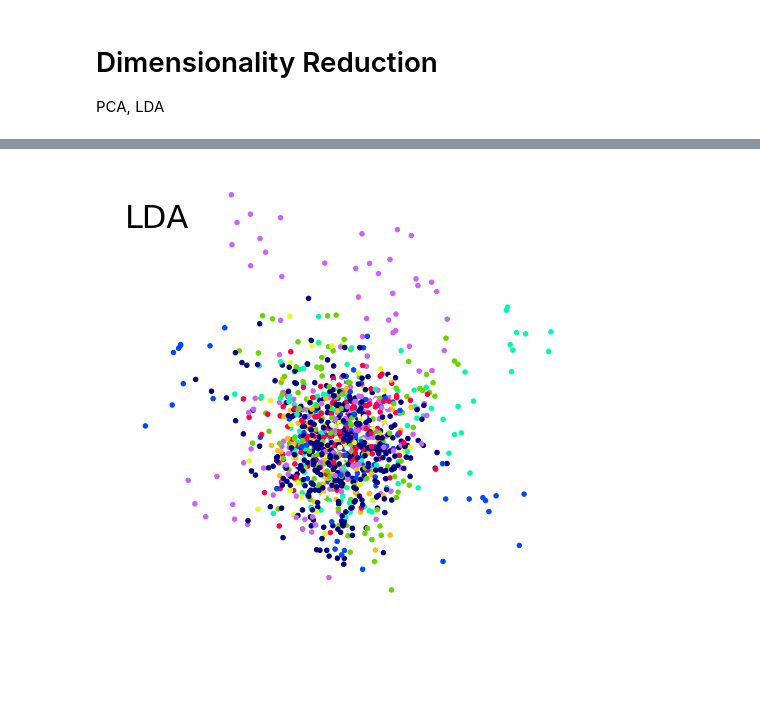
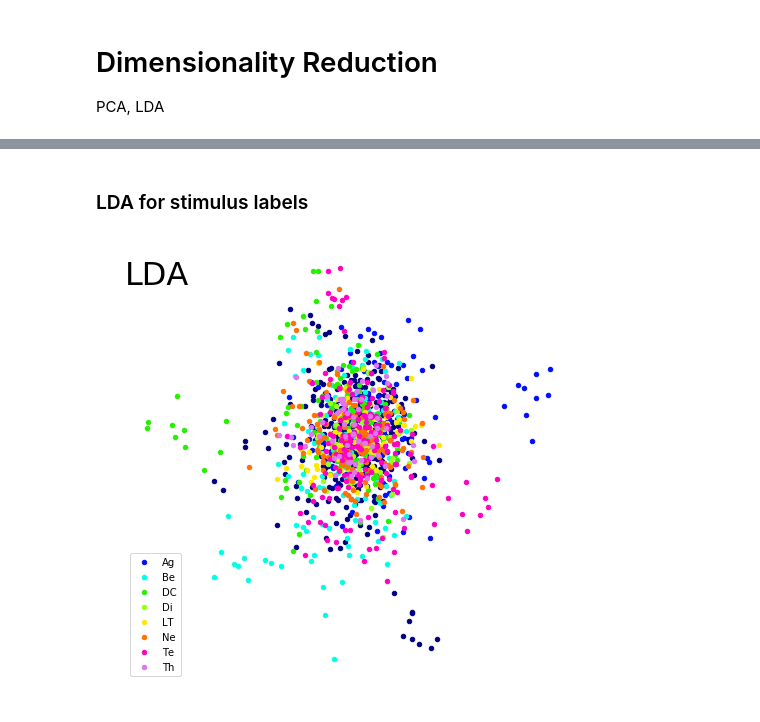
Before and after one commit to kevinyu/furry-guacamole, a Jupyter notebook: notebooks/Dimensionality Reduction.ipynb, the cells around one changed output, grey strips where cells are left out. Drawn from its saved outputs; the diff is of its cells as text; code cells hidden in the pictures; blank space fills up the shorter version.

```diff
--- a/notebooks/Dimensionality Reduction.ipynb
+++ b/notebooks/Dimensionality Reduction.ipynb
@@ -57,3 +79,8 @@ plt.show()
+# %% [markdown]
+### LDA for stimulus labels
+# %%
+lda = LinearDiscriminantAnalysis(n_components=2)
 # %%
-stims = np.unique(table["stim"])
-labels = [stims.searchsorted(x) for x in table["stim"]]
+X_lda = lda.fit_transform(
+    table["psth"].tolist(),
+    [stims.searchsorted(x) for x in table["stim"]])
@@ -62,8 +87,17 @@ X_new = clf.fit_transform(table["psth"].tolist(), labels)
-# %%
-plt.figure(figsize=(8, 8))
-plt.scatter(X_new[:, 2], X_new[:, 3], c=colors, s=20, cmap="gist_ncar")
-plt.text(plt.xlim()[0], plt.ylim()[1] * 0.8, "LDA", fontsize=32)
-plt.axis("off")
-plt.show()
-# %% [output]
-[figure, removed]
+# %%
+plt.figure(figsize=(8, 8))
+
+# Here, I will still color-code by call type, but run
+# LDA on the stimulus (too many stimuli to color nicely)
+for idx, call_type in enumerate(call_types):
+    selector = table["call_type"] == call_type if call_type else table["call_type"].isnull()
+    color = cm.gist_ncar(idx / float(len(call_types)))
+    plt.scatter(X_lda[selector][:, 0], X_lda[selector][:, 1], color=color,
+               s=20, cmap="gist_ncar", label=call_type)
+
+plt.axis("off")
+plt.text(plt.xlim()[0], plt.ylim()[1] * 0.8, "LDA", fontsize=32)
+plt.legend(loc="lower left")
+plt.show()
+# %% [output]
+[figure, added]
```
Also changed, not shown: parts of 11 cells of this notebook.
